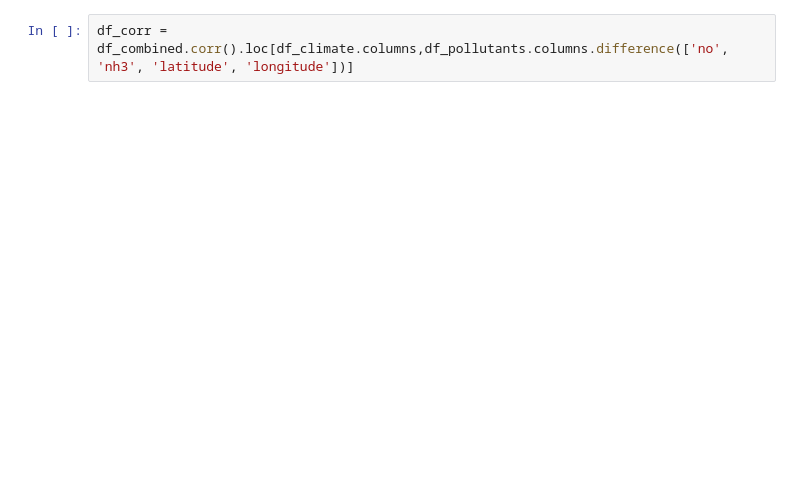
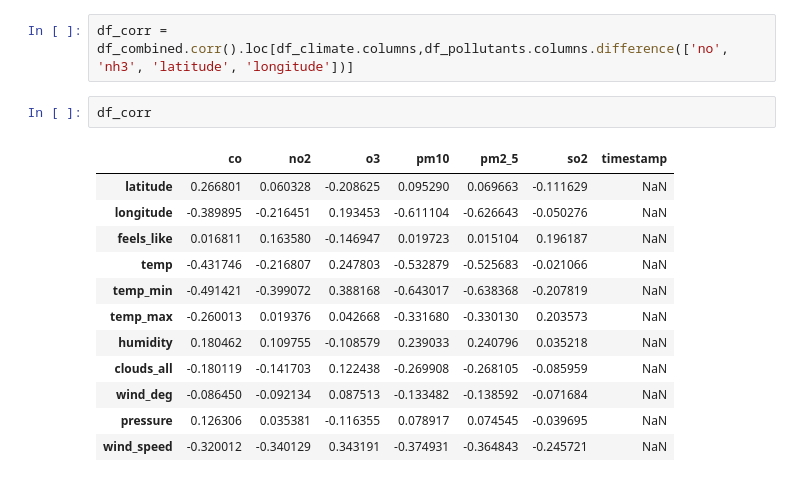
Before and after one commit to baon6052/gp_air_pollution, a Jupyter notebook: analysis/feature_selection.ipynb, the cells around one changed output. Cells and saved outputs as stored; diff of their text form; blank space fills up the shorter version.

```diff
--- a/analysis/feature_selection.ipynb
+++ b/analysis/feature_selection.ipynb
@@ -33,5 +33,20 @@ df_combined
 # %%
 df_corr = df_combined.corr().loc[df_climate.columns,df_pollutants.columns.difference(['no', 'nh3', 'latitude', 'longitude'])]
+# %%
+df_corr
+# %% [output]
+|  | co | no2 | o3 | pm10 | pm2_5 | so2 | timestamp |
+| latitude | 0.266801 | 0.060328 | -0.208625 | 0.095290 | 0.069663 | -0.111629 | NaN |
+| longitude | -0.389895 | -0.216451 | 0.193453 | -0.611104 | -0.626643 | -0.050276 | NaN |
+| feels_like | 0.016811 | 0.163580 | -0.146947 | 0.019723 | 0.015104 | 0.196187 | NaN |
+| temp | -0.431746 | -0.216807 | 0.247803 | -0.532879 | -0.525683 | -0.021066 | NaN |
+| temp_min | -0.491421 | -0.399072 | 0.388168 | -0.643017 | -0.638368 | -0.207819 | NaN |
+| temp_max | -0.260013 | 0.019376 | 0.042668 | -0.331680 | -0.330130 | 0.203573 | NaN |
+| humidity | 0.180462 | 0.109755 | -0.108579 | 0.239033 | 0.240796 | 0.035218 | NaN |
+| clouds_all | -0.180119 | -0.141703 | 0.122438 | -0.269908 | -0.268105 | -0.085959 | NaN |
+| wind_deg | -0.086450 | -0.092134 | 0.087513 | -0.133482 | -0.138592 | -0.071684 | NaN |
+| pressure | 0.126306 | 0.035381 | -0.116355 | 0.078917 | 0.074545 | -0.039695 | NaN |
+| wind_speed | -0.320012 | -0.340129 | 0.343191 | -0.374931 | -0.364843 | -0.245721 | NaN |
 # %%
 heatmap = sns.heatmap(df_corr, annot=True, vmin=-1, vmax=1, cmap='viridis')
 heatmap.set_title('Correlation matrix between climate variables and air pollutant levels')
```
Also changed, not shown: parts of 5 cells of this notebook, 9 other files.
